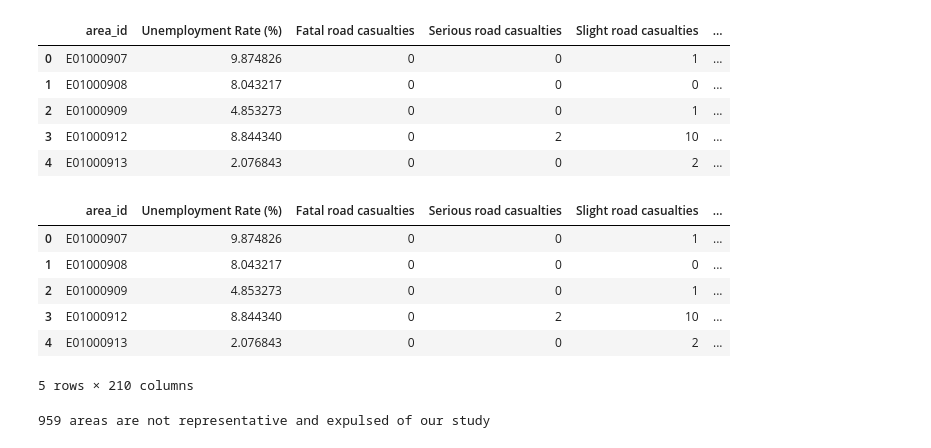
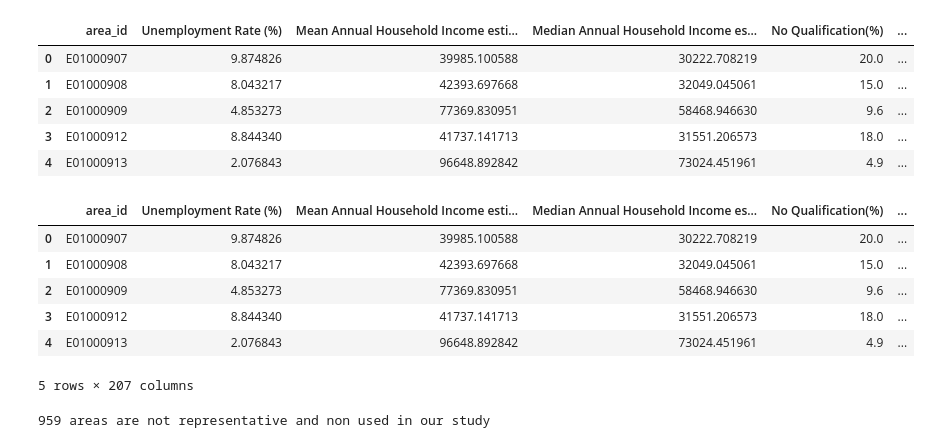
Before and after one commit to epfl-ada/ada-2020-project-milestone-p3-p3_datak, a Jupyter notebook: Milestone_p4.ipynb, the cells around one changed output. Drawn from its saved outputs; the diff is of its cells as text; code cells hidden in the pictures.

```diff
--- a/Milestone_p4.ipynb
+++ b/Milestone_p4.ipynb
@@ -14,51 +14,49 @@ import statsmodels.formula.api as smf
 # %%
 #importing data
 data_folder = './Tesco Grocery/'
 
 Tesco_lsoa = pd.read_csv(data_folder + 'year_lsoa_grocery.csv')
-lsoa_data = pd.read_excel(data_folder + 'lsoa-data.xls','iadatasheet2',header=[0, 1, 2])
+lsoa_data_1 = pd.read_excel(data_folder + 'lsoa-data.xls','iadatasheet1',header=[0, 1, 2])
+lsoa_data_2 = pd.read_excel(data_folder + 'lsoa-data.xls','iadatasheet2',header=[0, 1, 2])
 
 #column's name
-'''for col in lsoa_data.columns:
+'''for col in lsoa_data_1.columns:
     print(col) '''
 
 #create a DataFrame with indicators
 indicators=pd.DataFrame({
-    'area_id':lsoa_data[('Unnamed: 0_level_0', 'Unnamed: 0_level_1', 'Codes')],
-    'Unemployment Rate (%)':lsoa_data[('Economic Activity', 'Unemployment Rate', 2011)],
-    'Fatal road casualties':lsoa_data[('Road Casualties', 2011, 'Fatal')],
-    'Serious road casualties':lsoa_data[('Road Casualties', 2011, 'Serious')],
-    'Slight road casualties':lsoa_data[('Road Casualties', 2011, 'Slight')],
-    'Mean Annual Household Income estimate (£)':lsoa_data[('Household Income, 2011/12', 'Mean Annual Household Income estimate (£)', 'Unnamed: 72_level_2')],
-    'Median Annual Household Income estimate (£)':lsoa_data[('Household Income, 2011/12', 'Median Annual Household Income estimate (£)', 'Unnamed: 73_level_2')],
-    'No Qualification(%)':lsoa_data[('Qualifications', '% No qualifications', 2011)],
-    'High Qualification(%)':lsoa_data[('Qualifications', '% Highest level of qualification: Level 4 qualifications and above', 2011)]
+    'area_id':lsoa_data_2[('Unnamed: 0_level_0', 'Unnamed: 0_level_1', 'Codes')],
+    'Unemployment Rate (%)':lsoa_data_2[('Economic Activity', 'Unemployment Rate', 2011)],
+    'Mean Annual Household Income estimate (£)':lsoa_data_2[('Household Income, 2011/12', 'Mean Annual Household Income estimate (£)', 'Unnamed: 72_level_2')],
+    'Median Annual Household Income estimate (£)':lsoa_data_2[('Household Income, 2011/12', 'Median Annual Household Income estimate (£)', 'Unnamed: 73_level_2')],
+    'No Qualification(%)':lsoa_data_2[('Qualifications', '% No qualifications', 2011)],
+    'High Qualification(%)':lsoa_data_2[('Qualifications', '% Highest level of qualification: Level 4 qualifications and above', 2011)]
 })
 
 indicators.head()
 # %% [output]
-|  | area_id | Unemployment Rate (%) | Fatal road casualties | Serious road casualties | Slight road casualties | ... |
-| 0 | E01000907 | 9.874826 | 0 | 0 | 1 | ... |
-| 1 | E01000908 | 8.043217 | 0 | 0 | 0 | ... |
-| 2 | E01000909 | 4.853273 | 0 | 0 | 1 | ... |
-| 3 | E01000912 | 8.844340 | 0 | 2 | 10 | ... |
-| 4 | E01000913 | 2.076843 | 0 | 0 | 2 | ... |
+|  | area_id | Unemployment Rate (%) | Mean Annual Household Income esti... | Median Annual Household Income es... | No Qualification(%) | ... |
+| 0 | E01000907 | 9.874826 | 39985.100588 | 30222.708219 | 20.0 | ... |
+| 1 | E01000908 | 8.043217 | 42393.697668 | 32049.045061 | 15.0 | ... |
+| 2 | E01000909 | 4.853273 | 77369.830951 | 58468.946630 | 9.6 | ... |
+| 3 | E01000912 | 8.844340 | 41737.141713 | 31551.206573 | 18.0 | ... |
+| 4 | E01000913 | 2.076843 | 96648.892842 | 73024.451961 | 4.9 | ... |
 # %%
 #merging datas
 df = pd.merge(indicators,Tesco_lsoa,on='area_id')
 df.head()
 # %% [output]
-|  | area_id | Unemployment Rate (%) | Fatal road casualties | Serious road casualties | Slight road casualties | ... |
-| 0 | E01000907 | 9.874826 | 0 | 0 | 1 | ... |
-| 1 | E01000908 | 8.043217 | 0 | 0 | 0 | ... |
-| 2 | E01000909 | 4.853273 | 0 | 0 | 1 | ... |
-| 3 | E01000912 | 8.844340 | 0 | 2 | 10 | ... |
-| 4 | E01000913 | 2.076843 | 0 | 0 | 2 | ... |
+|  | area_id | Unemployment Rate (%) | Mean Annual Household Income esti... | Median Annual Household Income es... | No Qualification(%) | ... |
+| 0 | E01000907 | 9.874826 | 39985.100588 | 30222.708219 | 20.0 | ... |
+| 1 | E01000908 | 8.043217 | 42393.697668 | 32049.045061 | 15.0 | ... |
+| 2 | E01000909 | 4.853273 | 77369.830951 | 58468.946630 | 9.6 | ... |
+| 3 | E01000912 | 8.844340 | 41737.141713 | 31551.206573 | 18.0 | ... |
+| 4 | E01000913 | 2.076843 | 96648.892842 | 73024.451961 | 4.9 | ... |
-5 rows × 210 columns
+5 rows × 207 columns
 # %%
 #Keep datas with representativness >0.1
 df_representativ = df.loc[(df['representativeness_norm'] > 0.1)]
 non_representativ_areas=df.shape[0]-df_representativ.shape[0]
-print(non_representativ_areas,'areas are not representative and expulsed of our study')
+print(non_representativ_areas,'areas are not representative and non used in our study')
 # %% [output]
-959 areas are not representative and expulsed of our study
+959 areas are not representative and non used in our study
```
Also changed, not shown: parts of 6 cells of this notebook.
